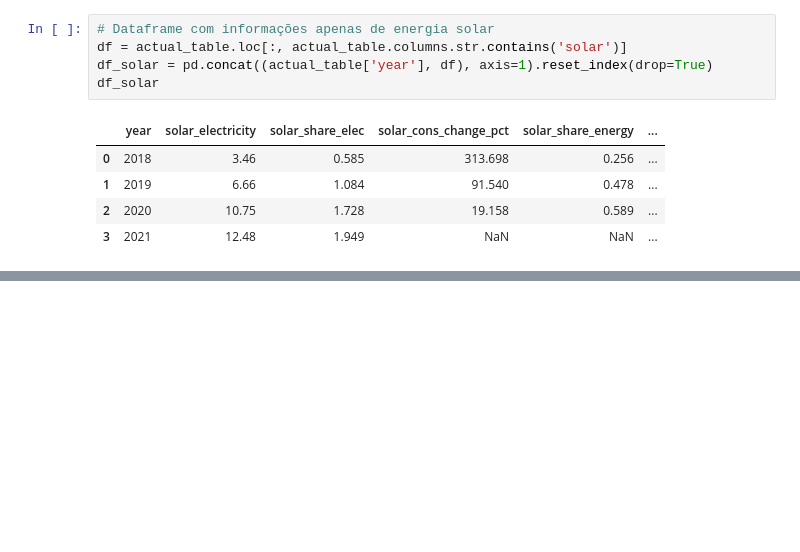
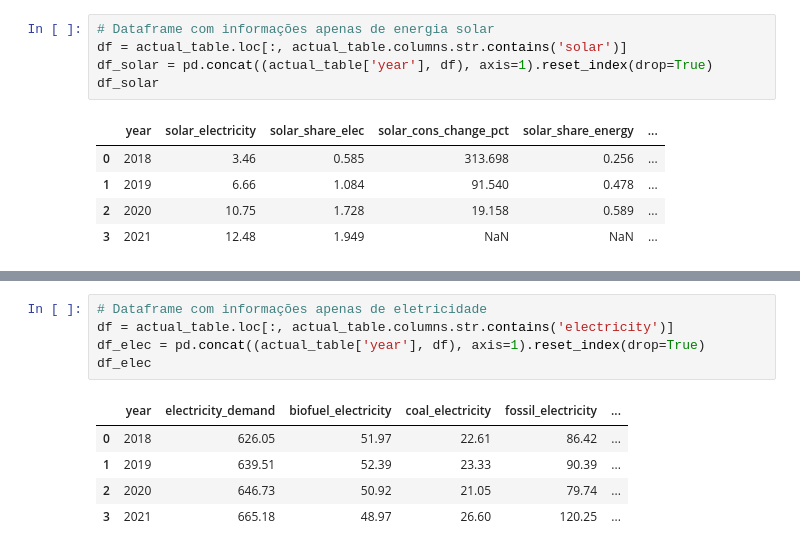
Before and after one commit to freireoliveira/tecnicas_1, a Jupyter notebook: Projeto_Tecnicas_Program1.ipynb, the cells around one changed output, grey strips where cells are left out. Drawn from its saved outputs; the diff is of its cells as text; blank space fills up the shorter version.

```diff
--- a/Projeto_Tecnicas_Program1.ipynb
+++ b/Projeto_Tecnicas_Program1.ipynb
@@ -425,0 +498,11 @@ df_wind
+# %%
+# Dataframe com informações apenas de eletricidade
+df = actual_table.loc[:, actual_table.columns.str.contains('electricity')]
+df_elec = pd.concat((actual_table['year'], df), axis=1).reset_index(drop=True)
+df_elec
+# %% [output]
+|  | year | electricity_demand | biofuel_electricity | coal_electricity | fossil_electricity | ... |
+| 0 | 2018 | 626.05 | 51.97 | 22.61 | 86.42 | ... |
+| 1 | 2019 | 639.51 | 52.39 | 23.33 | 90.39 | ... |
+| 2 | 2020 | 646.73 | 50.92 | 21.05 | 79.74 | ... |
+| 3 | 2021 | 665.18 | 48.97 | 26.60 | 120.25 | ... |
```
Also changed, not shown: parts of 7 cells of this notebook.
